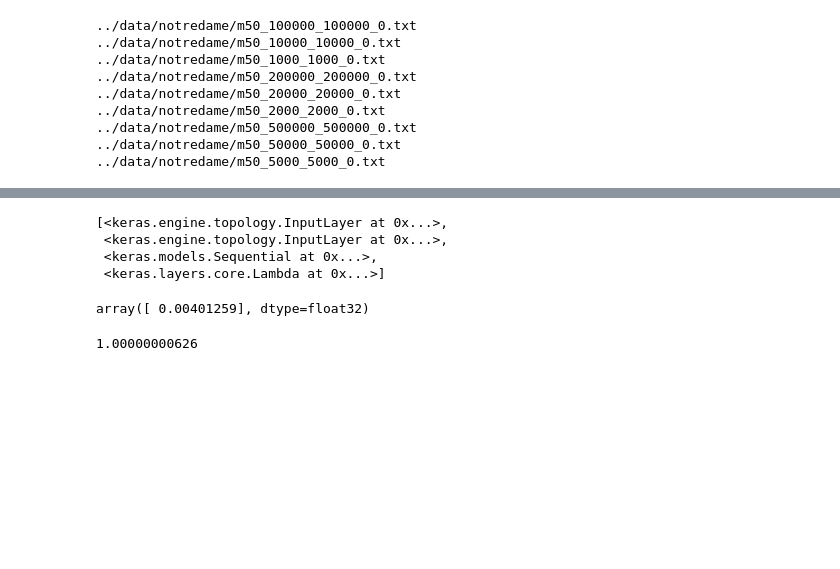
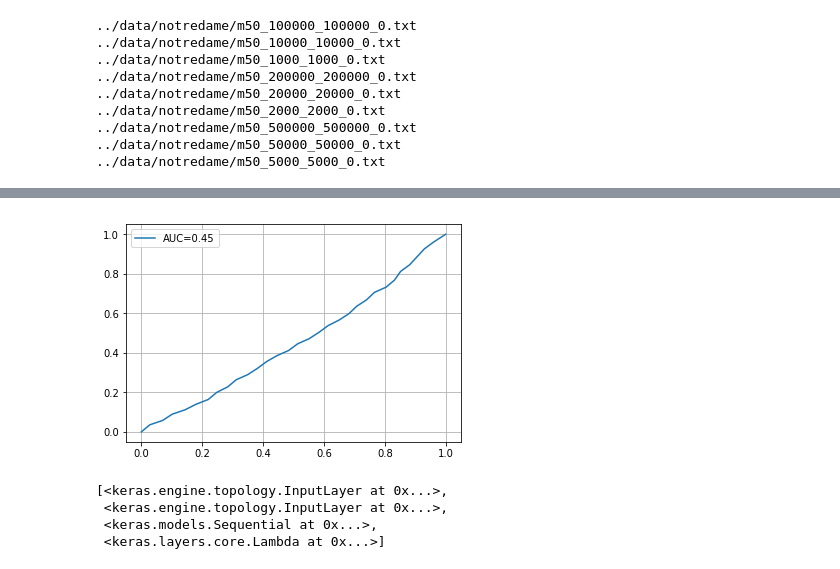
Before and after one commit to semyonkozlov/abbyy-diploma, a Jupyter notebook: descriptor/siamese/siam-l2.ipynb, the cells around one changed output, grey strips where cells are left out. Drawn from its saved outputs; the diff is of its cells as text; code cells hidden in the pictures; blank space fills up the shorter version.

```diff
--- a/descriptor/siamese/siam-l2.ipynb
+++ b/descriptor/siamese/siam-l2.ipynb
@@ -39,8 +41,9 @@ print(descriptor.input_shape, descriptor.output_shape)
 (None, 64, 64, 1) (None, 256)
 # %%
 def euclidean_distance(vects):
+    assert len(vects) == 2
     x, y = vects
-    return K.sqrt(K.sum(K.square((x - y) / 2.)))
+    return K.sqrt(K.sum(K.square(x - y), axis=1, keepdims=True))
 
 def eucl_dist_output_shape(shapes):
     shape1, shape2 = shapes
@@ -70,15 +73,10 @@ SVG(model_to_dot(model, show_shapes=True).create(prog='dot', format='svg'))
 [drawing not drawn]
 # %%
 from keras.optimizers import SGD, Adam
-
-def hinge_onehot(y_true, y_pred):
-    y_true = y_true * 2 - 1
-    y_pred = y_pred * 2 - 1
-
-    return K.mean(K.maximum(1. - y_true * y_pred, 0.), axis=-1)
+from keras.losses import hinge
 
 #model.compile(loss=hinge_onehot, optimizer=SGD(lr=1.0, momentum=0.9, nesterov=True)) #TODO try Average SGD
-model.compile(loss=hinge_onehot, optimizer=Adam())
+model.compile(loss=hinge, optimizer=Adam())
 # %%
 from utils import read_bitmap, read_patch, cut_patch_from_bitmap
 
@@ -138,13 +138,13 @@ match_file.head()
 # %%
-from utils import get_train_generator
+from utils import get_generator
 from keras.callbacks import TensorBoard
 
-train_generator = get_train_generator(f'{DATA_ROOT}/notredame', 2000, batch_size=128)
-validation_generator = get_train_generator(f'{DATA_ROOT}/notredame', 1000, batch_size=128)
+train_generator = get_generator(f'{DATA_ROOT}/notredame', 2000, batch_size=128)
+validation_generator = get_generator(f'{DATA_ROOT}/notredame', 1000, batch_size=128)
 
 tensorboard = TensorBoard()
 
-history = model.fit_generator(output_generator, steps_per_epoch=2000 // 128, epochs=5,
+history = model.fit_generator(train_generator, steps_per_epoch=2000 // 128, epochs=5,
     validation_data=validation_generator, validation_steps=1000 // 128, callbacks=[tensorboard])
 # %% [output]
 Epoch 1/5
@@ -180,0 +160,3 @@ plt.imshow(patch2);
+# %%
+inputs, true = next(get_generator(f'{DATA_ROOT}/notredame', 1000, batch_size=1000))
+pred = model.predict(inputs)
@@ -181,3 +183,14 @@ plt.imshow(patch2);
+# %%
+from sklearn.metrics import roc_curve, auc
+
+fpr, tpr, threshold = roc_curve(true, pred)
+roc_auc = auc(fpr, tpr)
+plt.grid()
+plt.plot(fpr, tpr, label=f'AUC={roc_auc:0.2f}')
+plt.legend()
+plt.show()
+# %% [output]
+[figure, added]
 # %%
 model.layers
 # %% [output]
@@ -191,8 +203,0 @@ v = descr.predict(patch2.reshape(1, 64, 64, 1))
-# %%
-model.predict([patch1.reshape(1, 64, 64, 1), patch2.reshape(1, 64, 64, 1)])
-# %% [output]
-array([ 0.00401259], dtype=float32)
-# %%
-print(np.sqrt(np.sum(x * x for x in v.squeeze())))
-# %% [output]
-1.00000000626
```
Also changed, not shown: parts of 12 cells of this notebook, 12 other files.
